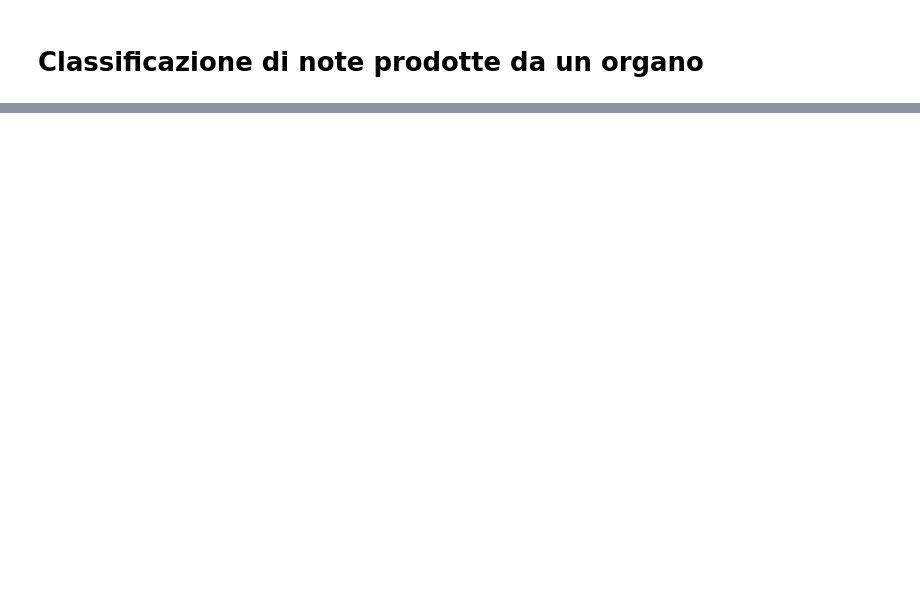
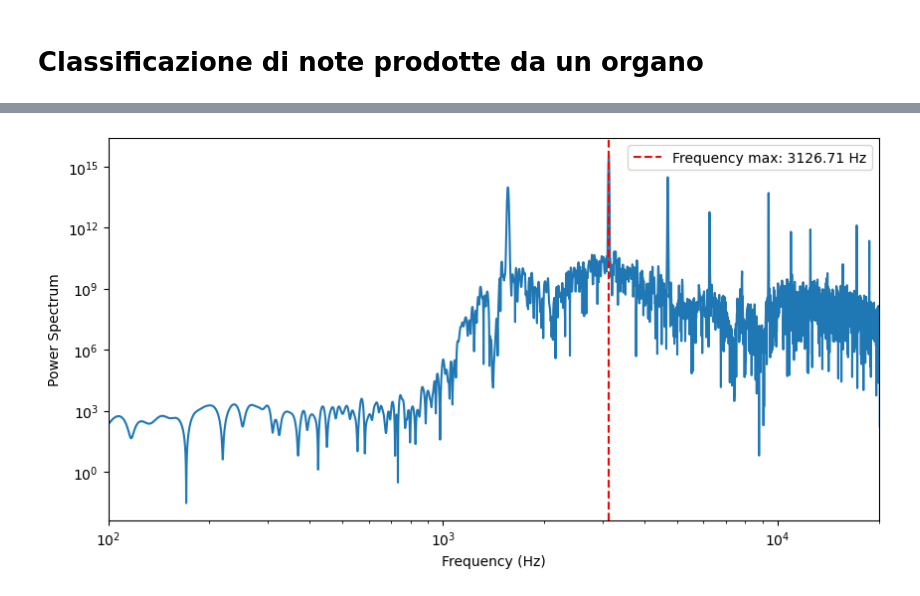
Before and after one commit to maddoc-g/3_organ_clustering, a Jupyter notebook: esperienza_3.ipynb, the cells around one changed output, grey strips where cells are left out. Drawn from its saved outputs; the diff is of its cells as text; code cells hidden in the pictures; blank space fills up the shorter version.

```diff
--- a/esperienza_3.ipynb
+++ b/esperienza_3.ipynb
@@ -87,0 +179,43 @@ plt.show()
+# %%
+##################### Da qui inizio a provare a fare merging del lavoro di Alice sul suo notebook.
+# Potrei aver riportato o interpretato male delle cose, e non sarà commentato bene come il resto dato che non è il mio lavoro.
+# Spero Alice possa riprendere da qui. Ammetto di non aver capito cosa faccia ###################################
+
+
+rate, note = readwav('./wav_files/note_1.wav')
+note = note[:, 0]
+sigma = 1000 / rate ######### correzione dovuta alla mia riscrittura della funzione, questi sono circa 0.02 secondi
+masked_note = apply_window(rate, note, sigma)
+
+# faccio scorrere la finestra gaussiana e calcolo la media per rimuovere il rumore bianco
+window_size = 1000  # dimensione della finestra
+step_size = 500     # passo di scorrimento
+smoothed_signal = np.zeros_like(masked_note)
+for i in range(0, len(masked_note) - window_size, step_size):
+    window = masked_note[i:i+window_size]
+    smoothed_signal[i:i+window_size] += window / (window_size / step_size)
+# %%
+# calcoliamo il power spectrum
+fft = scipy.fft.rfft(masked_note)
+power_spectra = np.abs(fft)**2
+
+#calcolo frequenze corrispondenti
+frequencies = scipy.fft.rfftfreq(masked_note.shape[0], d=1/rate)
+
+# Plot dello spettro di potenza del primo segnale mascherato
+plt.figure(figsize=(10, 5))
+plt.loglog(frequencies, power_spectra)
+plt.xlabel("Frequency (Hz)")
+plt.ylabel("Power Spectrum")
+
+#limito x
+plt.xlim(100, 20000)
+
+# evidenziamo la frequenza fondamentale
+freq_max = frequencies[np.argmax(power_spectra)]
+plt.axvline(freq_max, color='r', linestyle='--', label=f'Frequency max: {freq_max:.2f} Hz')
+plt.legend()
+
+plt.show()
+# %% [output]
+[figure, added]
```
Also changed, not shown: parts of 8 cells of this notebook.
